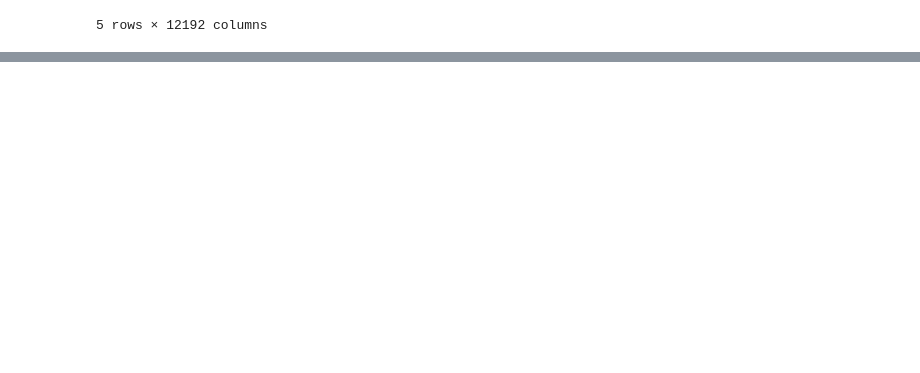
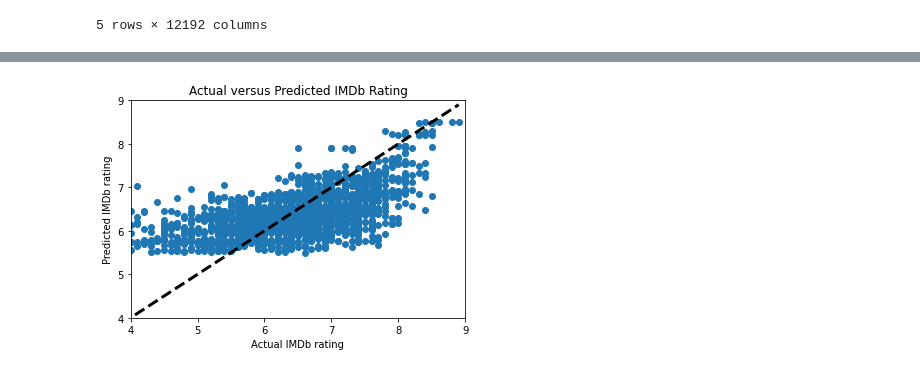
Before and after one commit to AleksKostrycka/Movie_Review_Project, a Jupyter notebook: Random_Forest_Regression_Model.ipynb, the cells around one changed output, grey strips where cells are left out. Cells and saved outputs as stored; diff of their text form; code cells hidden in the pictures; blank space fills up the shorter version.

```diff
--- a/Random_Forest_Regression_Model.ipynb
+++ b/Random_Forest_Regression_Model.ipynb
@@ -334,3 +308,16 @@ mae
+# %%
+# Plot actual vs. predicted rating
+fig, ax = plt.subplots()
+ax.scatter(y_test, y_pred)
+ax.plot([y.min(),y.max()],[y.min(),y.max()], 'k--', lw=3)
+ax.set_xlabel('Actual IMDb rating')
+ax.set_ylabel('Predicted IMDb rating')
+plt.title('Actual versus Predicted IMDb Rating')
+plt.ylim((4, 9))
+plt.xlim(4, 9)
+plt.show()
+# %% [output]
+[figure, added]
 # %%
 # Get features and importances
 feats = {}
```
Also changed, not shown: parts of 13 cells of this notebook.
